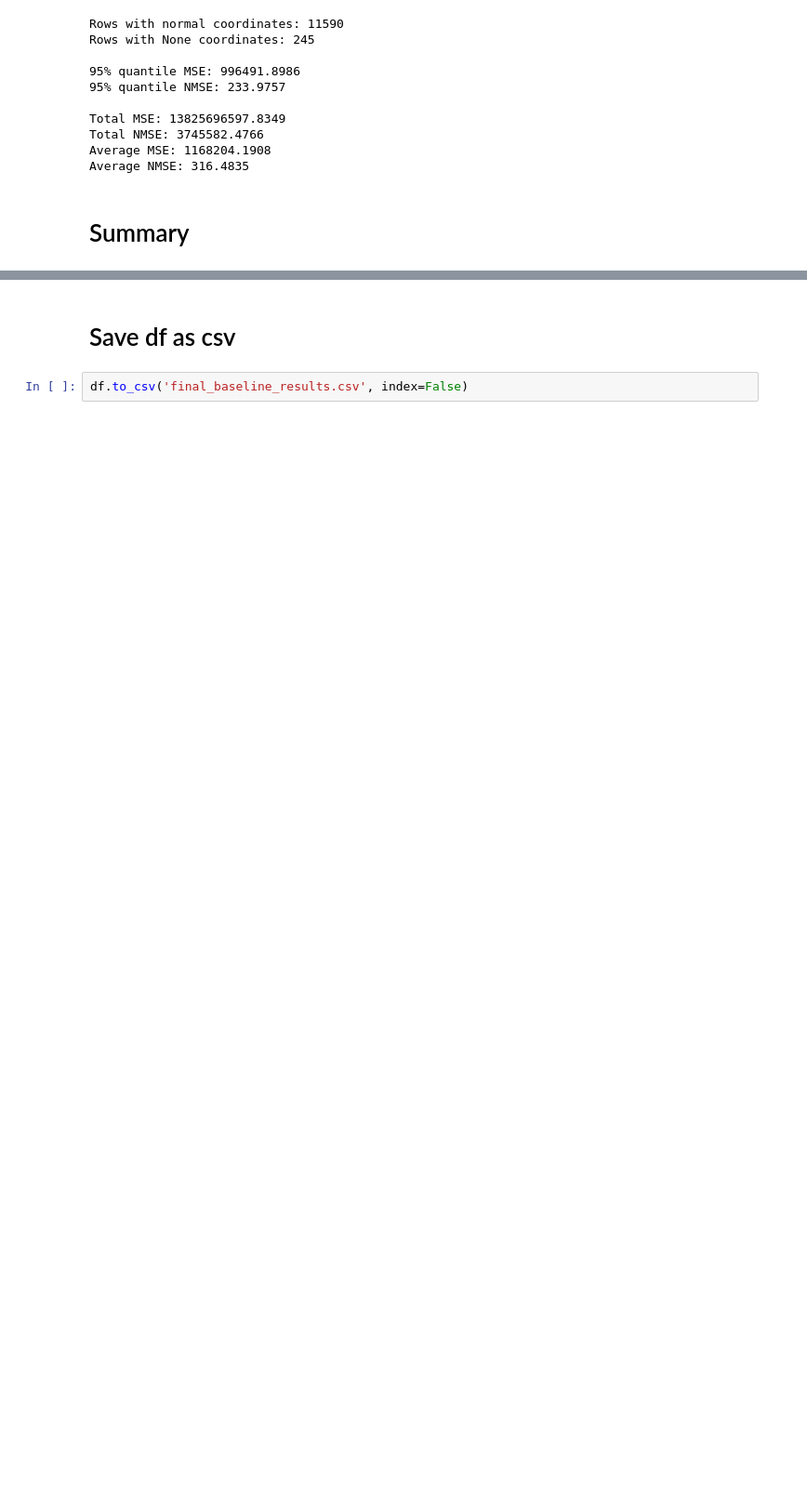
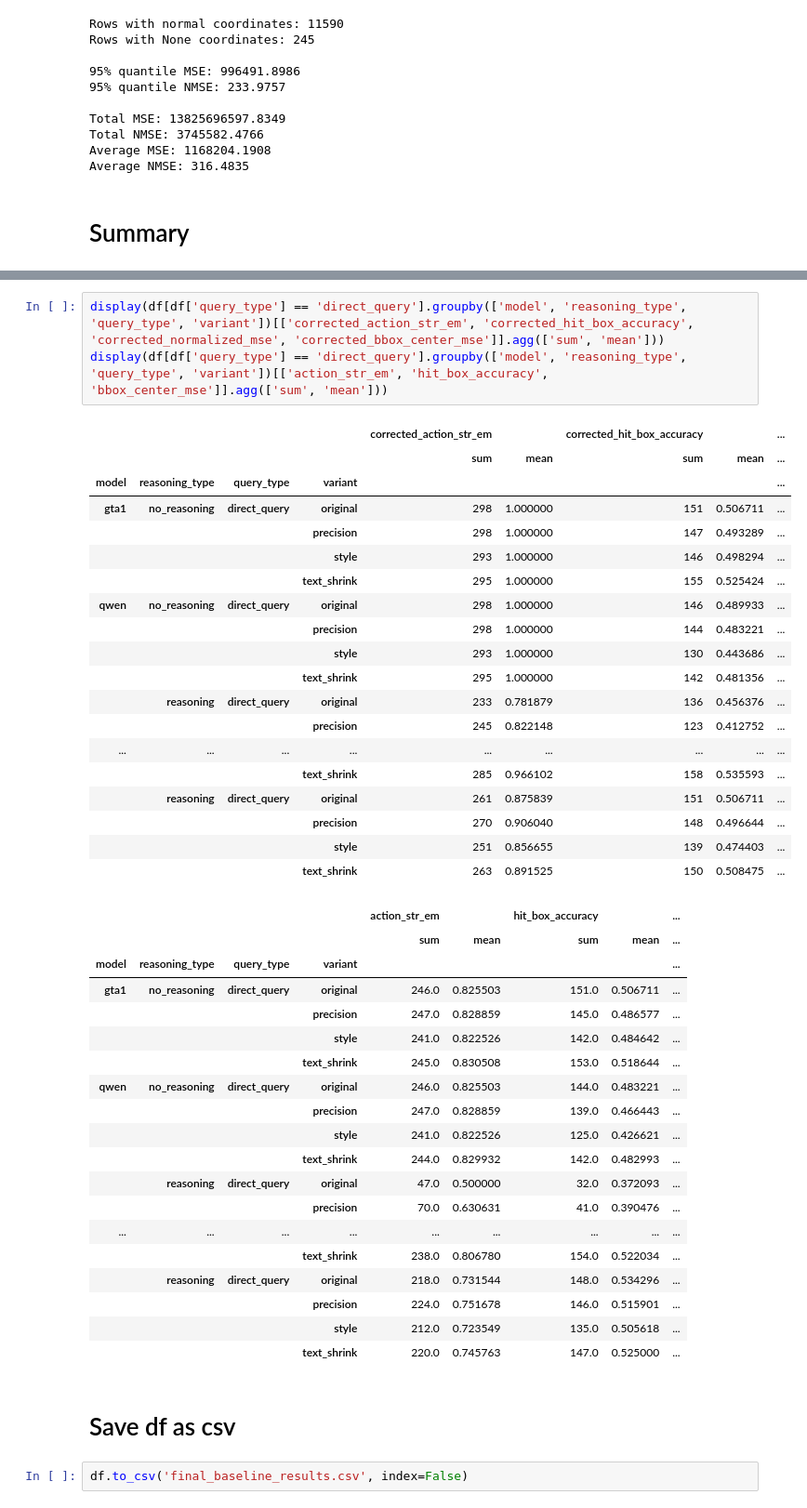
Before and after one commit to ManifoldRG/GUI-DR, a Jupyter notebook: data/baseline_results_final.ipynb, the cells around one changed output, grey strips where cells are left out. Shown at 93% size. Saved outputs shown, nothing was run; the diff lists cells and outputs as text; blank space fills up the shorter version.

```diff
--- a/data/baseline_results_final.ipynb
+++ b/data/baseline_results_final.ipynb
@@ -1637,3 +1714,45 @@ df.groupby(['model', 'reasoning_type', 'query_type', 'variant'])[['corrected_act
+# %%
+display(df[df['query_type'] == 'direct_query'].groupby(['model', 'reasoning_type', 'query_type', 'variant'])[['corrected_action_str_em', 'corrected_hit_box_accuracy', 'corrected_normalized_mse', 'corrected_bbox_center_mse']].agg(['sum', 'mean']))
+display(df[df['query_type'] == 'direct_query'].groupby(['model', 'reasoning_type', 'query_type', 'variant'])[['action_str_em', 'hit_box_accuracy', 'bbox_center_mse']].agg(['sum', 'mean']))
+# %% [output]
+|  |  |  |  | corrected_action_str_em |  | corrected_hit_box_accuracy |  | ... |
+|  |  |  |  | sum | mean | sum | mean | ... |
+| model | reasoning_type | query_type | variant |  |  |  |  | ... |
+| gta1 | no_reasoning | direct_query | original | 298 | 1.000000 | 151 | 0.506711 | ... |
+|  |  |  | precision | 298 | 1.000000 | 147 | 0.493289 | ... |
+|  |  |  | style | 293 | 1.000000 | 146 | 0.498294 | ... |
+|  |  |  | text_shrink | 295 | 1.000000 | 155 | 0.525424 | ... |
+| qwen | no_reasoning | direct_query | original | 298 | 1.000000 | 146 | 0.489933 | ... |
+|  |  |  | precision | 298 | 1.000000 | 144 | 0.483221 | ... |
+|  |  |  | style | 293 | 1.000000 | 130 | 0.443686 | ... |
+|  |  |  | text_shrink | 295 | 1.000000 | 142 | 0.481356 | ... |
+|  | reasoning | direct_query | original | 233 | 0.781879 | 136 | 0.456376 | ... |
+|  |  |  | precision | 245 | 0.822148 | 123 | 0.412752 | ... |
+| ... | ... | ... | ... | ... | ... | ... | ... | ... |
+|  |  |  | text_shrink | 285 | 0.966102 | 158 | 0.535593 | ... |
+|  | reasoning | direct_query | original | 261 | 0.875839 | 151 | 0.506711 | ... |
+|  |  |  | precision | 270 | 0.906040 | 148 | 0.496644 | ... |
+|  |  |  | style | 251 | 0.856655 | 139 | 0.474403 | ... |
+|  |  |  | text_shrink | 263 | 0.891525 | 150 | 0.508475 | ... |
+|  |  |  |  | action_str_em |  | hit_box_accuracy |  | ... |
+|  |  |  |  | sum | mean | sum | mean | ... |
+| model | reasoning_type | query_type | variant |  |  |  |  | ... |
+| gta1 | no_reasoning | direct_query | original | 246.0 | 0.825503 | 151.0 | 0.506711 | ... |
+|  |  |  | precision | 247.0 | 0.828859 | 145.0 | 0.486577 | ... |
+|  |  |  | style | 241.0 | 0.822526 | 142.0 | 0.484642 | ... |
+|  |  |  | text_shrink | 245.0 | 0.830508 | 153.0 | 0.518644 | ... |
+| qwen | no_reasoning | direct_query | original | 246.0 | 0.825503 | 144.0 | 0.483221 | ... |
+|  |  |  | precision | 247.0 | 0.828859 | 139.0 | 0.466443 | ... |
+|  |  |  | style | 241.0 | 0.822526 | 125.0 | 0.426621 | ... |
+|  |  |  | text_shrink | 244.0 | 0.829932 | 142.0 | 0.482993 | ... |
+|  | reasoning | direct_query | original | 47.0 | 0.500000 | 32.0 | 0.372093 | ... |
+|  |  |  | precision | 70.0 | 0.630631 | 41.0 | 0.390476 | ... |
+| ... | ... | ... | ... | ... | ... | ... | ... | ... |
+|  |  |  | text_shrink | 238.0 | 0.806780 | 154.0 | 0.522034 | ... |
+|  | reasoning | direct_query | original | 218.0 | 0.731544 | 148.0 | 0.534296 | ... |
+|  |  |  | precision | 224.0 | 0.751678 | 146.0 | 0.515901 | ... |
+|  |  |  | style | 212.0 | 0.723549 | 135.0 | 0.505618 | ... |
+|  |  |  | text_shrink | 220.0 | 0.745763 | 147.0 | 0.525000 | ... |
 # %% [markdown]
 # Save df as csv
 # %%
```
Also changed, not shown: parts of 1 cell of this notebook.
